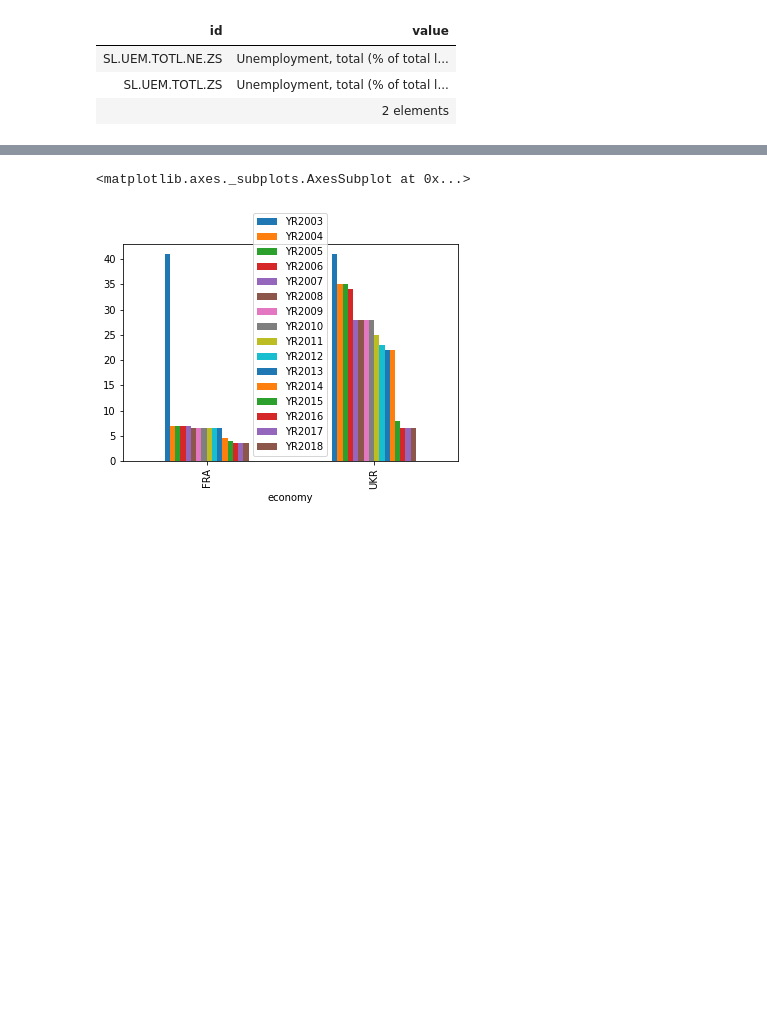
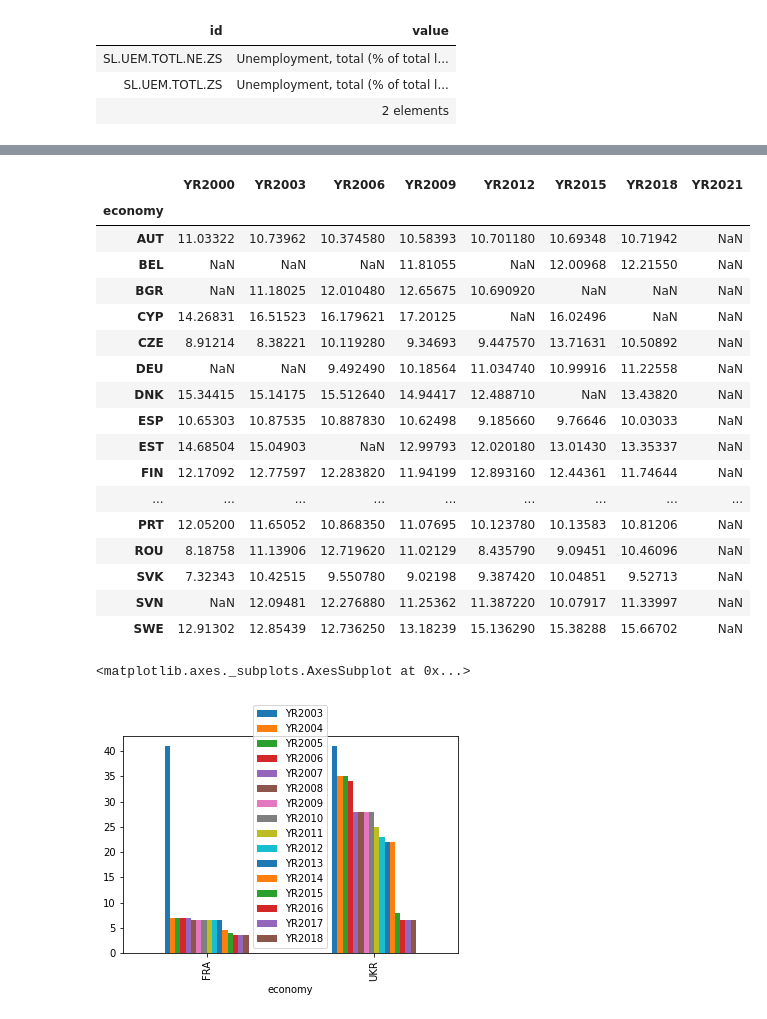
Before and after one commit to JaimeSastreCrespo/Project_2_Python_SQL_Poverty, a Jupyter notebook: Python_SQL_Project_Poverty.ipynb, the cells around one changed output, grey strips where cells are left out. Drawn from its saved outputs; the diff is of its cells as text; code cells hidden in the pictures; blank space fills up the shorter version.

```diff
--- a/Python_SQL_Project_Poverty.ipynb
+++ b/Python_SQL_Project_Poverty.ipynb
@@ -119,3 +181,26 @@ wb.series.info(q="School enrollment, tertiary")
+# %%
+#School - government expense on education
+School = wb.data.DataFrame('SE.XPD.TOTL.GB.ZS', wb.region.members('EUU'), time=range(2000,2022,3))
+School
+# %% [output]
+|  | YR2000 | YR2003 | YR2006 | YR2009 | YR2012 | YR2015 | YR2018 | YR2021 |
+| economy |  |  |  |  |  |  |  |  |
+| AUT | 11.03322 | 10.73962 | 10.374580 | 10.58393 | 10.701180 | 10.69348 | 10.71942 | NaN |
+| BEL | NaN | NaN | NaN | 11.81055 | NaN | 12.00968 | 12.21550 | NaN |
+| BGR | NaN | 11.18025 | 12.010480 | 12.65675 | 10.690920 | NaN | NaN | NaN |
+| CYP | 14.26831 | 16.51523 | 16.179621 | 17.20125 | NaN | 16.02496 | NaN | NaN |
+| CZE | 8.91214 | 8.38221 | 10.119280 | 9.34693 | 9.447570 | 13.71631 | 10.50892 | NaN |
+| DEU | NaN | NaN | 9.492490 | 10.18564 | 11.034740 | 10.99916 | 11.22558 | NaN |
+| DNK | 15.34415 | 15.14175 | 15.512640 | 14.94417 | 12.488710 | NaN | 13.43820 | NaN |
+| ESP | 10.65303 | 10.87535 | 10.887830 | 10.62498 | 9.185660 | 9.76646 | 10.03033 | NaN |
+| EST | 14.68504 | 15.04903 | NaN | 12.99793 | 12.020180 | 13.01430 | 13.35337 | NaN |
+| FIN | 12.17092 | 12.77597 | 12.283820 | 11.94199 | 12.893160 | 12.44361 | 11.74644 | NaN |
+| ... | ... | ... | ... | ... | ... | ... | ... | ... |
+| PRT | 12.05200 | 11.65052 | 10.868350 | 11.07695 | 10.123780 | 10.13583 | 10.81206 | NaN |
+| ROU | 8.18758 | 11.13906 | 12.719620 | 11.02129 | 8.435790 | 9.09451 | 10.46096 | NaN |
+| SVK | 7.32343 | 10.42515 | 9.550780 | 9.02198 | 9.387420 | 10.04851 | 9.52713 | NaN |
+| SVN | NaN | 12.09481 | 12.276880 | 11.25362 | 11.387220 | 10.07917 | 11.33997 | NaN |
+| SWE | 12.91302 | 12.85439 | 12.736250 | 13.18239 | 15.136290 | 15.38288 | 15.66702 | NaN |
 # %%
 #Charts Creation below
 
```
Also changed, not shown: parts of 8 cells of this notebook.
